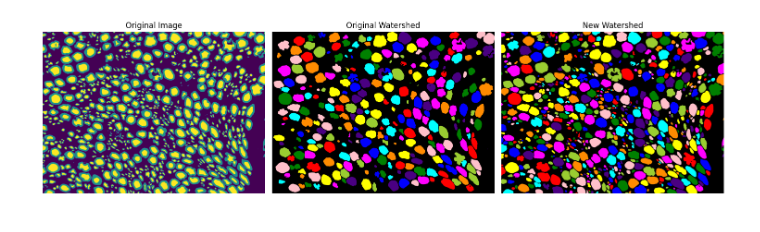
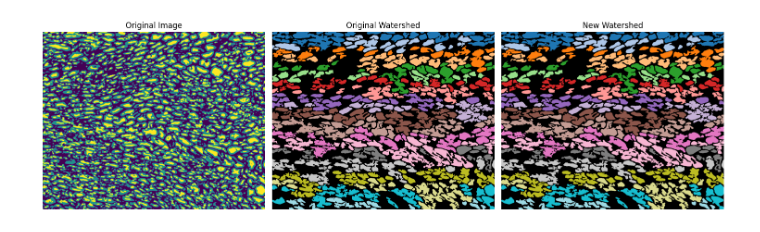
Before and after one commit to VCU-Orthopaedics-Microsurgery-Lab/deepaxon, a Jupyter notebook: morphometrics/check_watershed.ipynb, the cells around one changed output. Drawn from its saved outputs; the diff is of its cells as text; code cells hidden in the pictures.

```diff
--- a/morphometrics/check_watershed.ipynb
+++ b/morphometrics/check_watershed.ipynb
@@ -22,7 +24,7 @@ def get_labels(img):
 # %%
 def new_method(img):
     distance = ndi.distance_transform_edt(img)
-    sure_fg_mask = distance > 0.1 * distance.max()
+    sure_fg_mask = distance > 0.3 * distance.max()
     markers = label(sure_fg_mask)
     sure_bg_mask = dilation(img, disk(5))
     markers[sure_bg_mask == 0] = markers.max() + 1
@@ -235,6 +237,6 @@ def get_morphometrics_new(img_path):
     morph_df2 = morph_df2.drop(drop_rows)
     return axon_label, myelin_label, morph_df2
 # %%
-test_img = r"C:\Users\kushs\deepaxon\P1503_CUNProx_40X_004.tif"
+test_img = r"T:\Orthopaedics\Lab Imaging Data\mmazur\NT_Validation_Study4\Rb60180\Rb60180_Left_A\40X_Segmented\Rb60180_LA_40X_005r_seg.tif"
 img = cv2.imread(test_img, 0)
 # %%
@@ -303,23 +309,23 @@ plt.show()
 # %%
 fig, axes = plt.subplots(1, 3, figsize=(15, 5))
 
 axes[0].imshow(img)
 axes[0].set_title('Original Image')
 axes[0].axis('off') # Hide the axes ticks
 
-axes[1].imshow(colored_labels_original)
+axes[1].imshow(colored_labels)
 axes[1].set_title('Original Watershed')
 axes[1].axis('off')
 
 axes[2].imshow(colored_labels)
 axes[2].set_title('New Watershed')
 axes[2].axis('off')
 
 plt.tight_layout()
 
 plt.show()
 # %% [output]
-[figure, old version]
+[figure, new version]
 # %%
 fig, axes = plt.subplots(1, 2, figsize=(10, 5))
 
```
Also changed, not shown: parts of 9 cells of this notebook, 39 other files.
